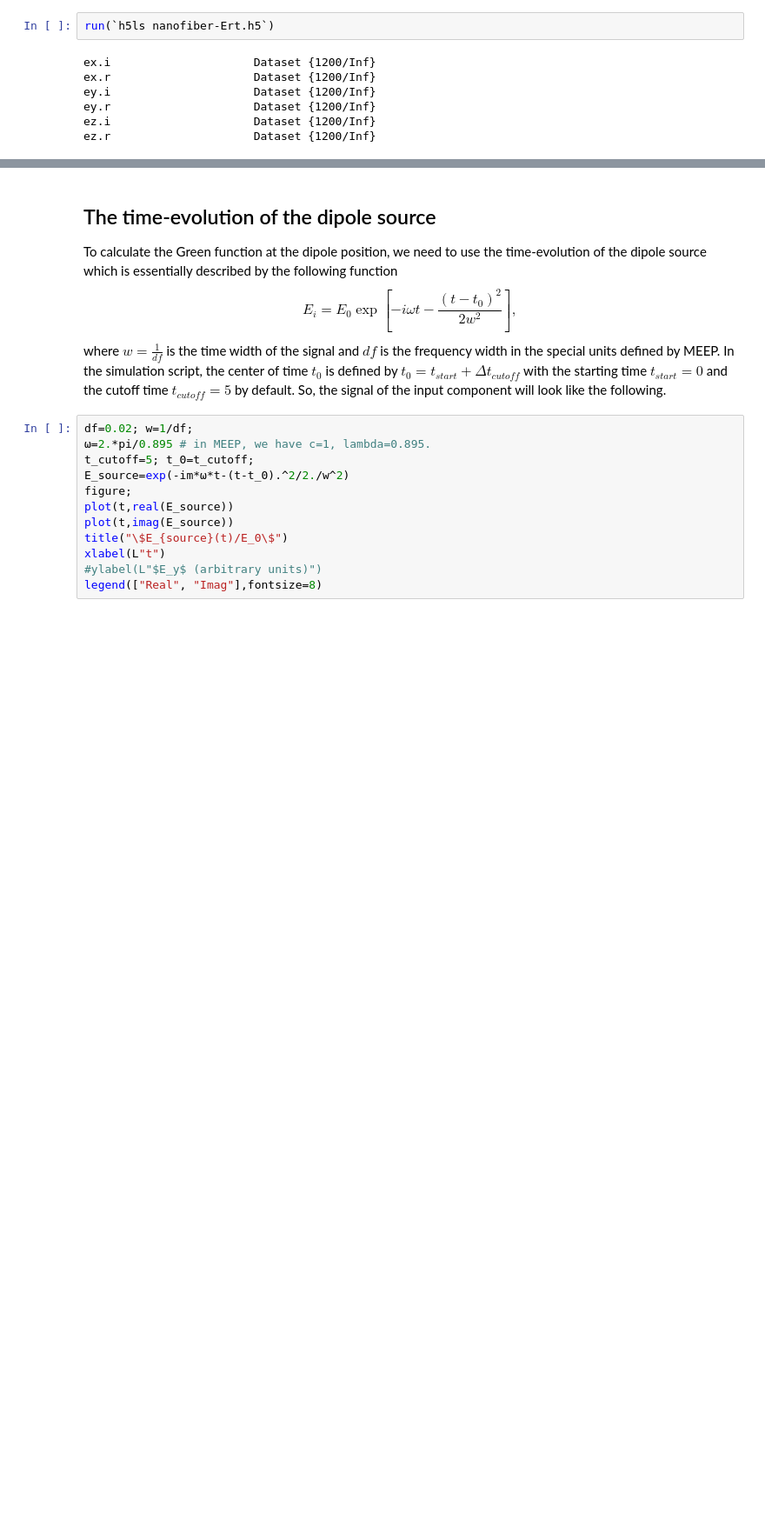
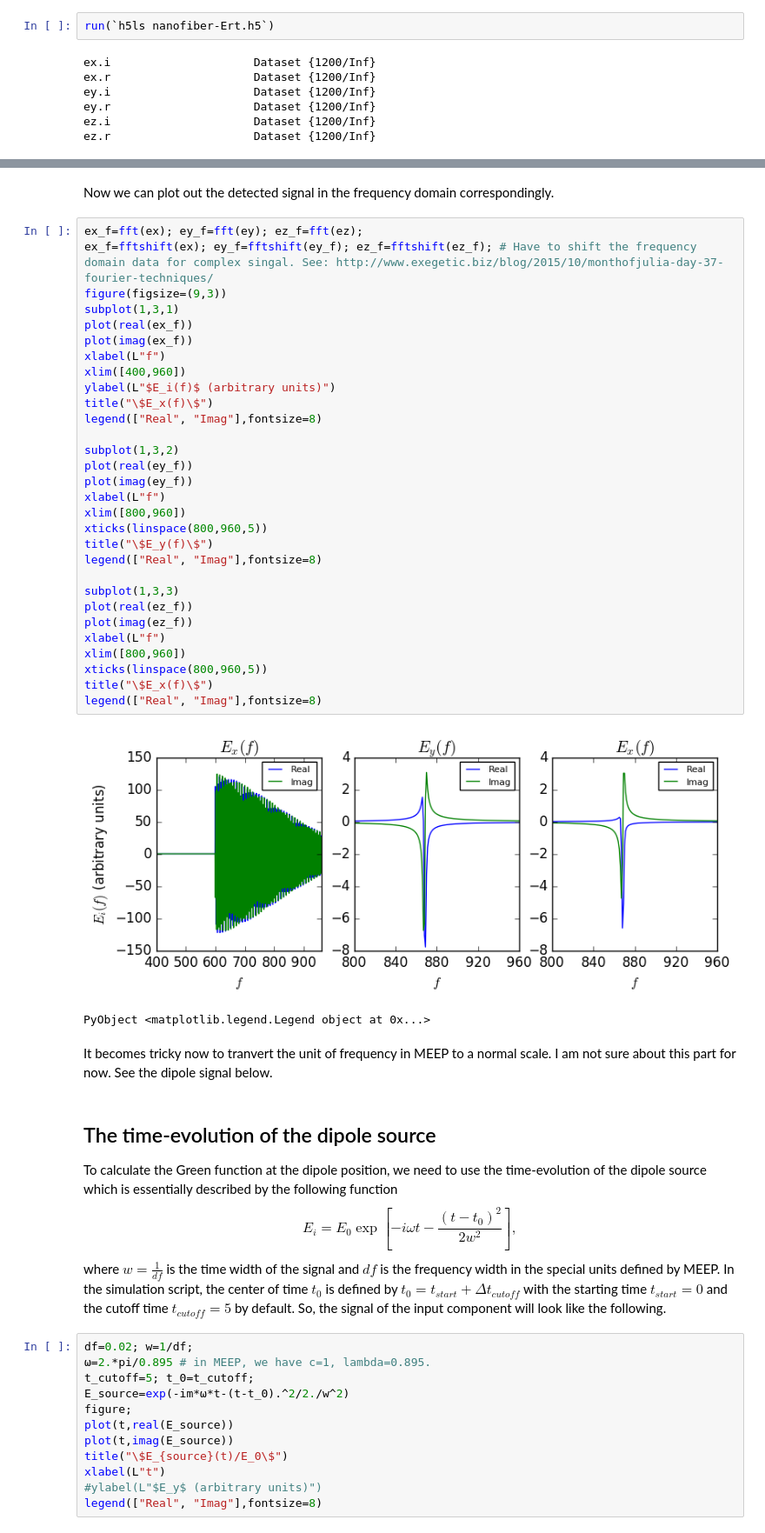
Before and after one commit to i2000s/simnanophotonics, a Jupyter notebook: Nanofiber.ipynb, the cells around one changed output, grey strips where cells are left out. Shown at 87% size. Drawn from its saved outputs; the diff is of its cells as text; blank space fills up the shorter version.

Commit message:
Add frequency domain calculation for the source and detector.

```diff
--- a/Nanofiber.ipynb
+++ b/Nanofiber.ipynb
@@ -78,3 +78,40 @@ PyObject <matplotlib.legend.Legend object at 0x...>
+# %% [markdown]
+Now we can plot out the detected signal in the frequency domain correspondingly.
+# %%
+ex_f=fft(ex); ey_f=fft(ey); ez_f=fft(ez);
+ex_f=fftshift(ex); ey_f=fftshift(ey_f); ez_f=fftshift(ez_f); # Have to shift the frequency domain data for complex singal. See: http://www.exegetic.biz/blog/2015/10/monthofjulia-day-37-fourier-techniques/
+figure(figsize=(9,3))
+subplot(1,3,1)
+plot(real(ex_f))
+plot(imag(ex_f))
+xlabel(L"f")
+xlim([400,960])
+ylabel(L"$E_i(f)$ (arbitrary units)")
+title("\$E_x(f)\$")
+legend(["Real", "Imag"],fontsize=8)
+
+subplot(1,3,2)
+plot(real(ey_f))
+plot(imag(ey_f))
+xlabel(L"f")
+xlim([800,960])
+xticks(linspace(800,960,5))
+title("\$E_y(f)\$")
+legend(["Real", "Imag"],fontsize=8)
+
+subplot(1,3,3)
+plot(real(ez_f))
+plot(imag(ez_f))
+xlabel(L"f")
+xlim([800,960])
+xticks(linspace(800,960,5))
+title("\$E_x(f)\$")
+legend(["Real", "Imag"],fontsize=8)
+# %% [output]
+[figure, added]
+PyObject <matplotlib.legend.Legend object at 0x...>
+# %% [markdown]
+It becomes tricky now to tranvert the unit of frequency in MEEP to a normal scale. I am not sure about this part for now. See the dipole signal below.
 # %% [markdown]
 ## The time-evolution of the dipole source
 To calculate the Green function at the dipole position, we need to use the time-evolution of the dipole source which is essentially described by the following function
```
Also changed, not shown: parts of 4 cells of this notebook.
